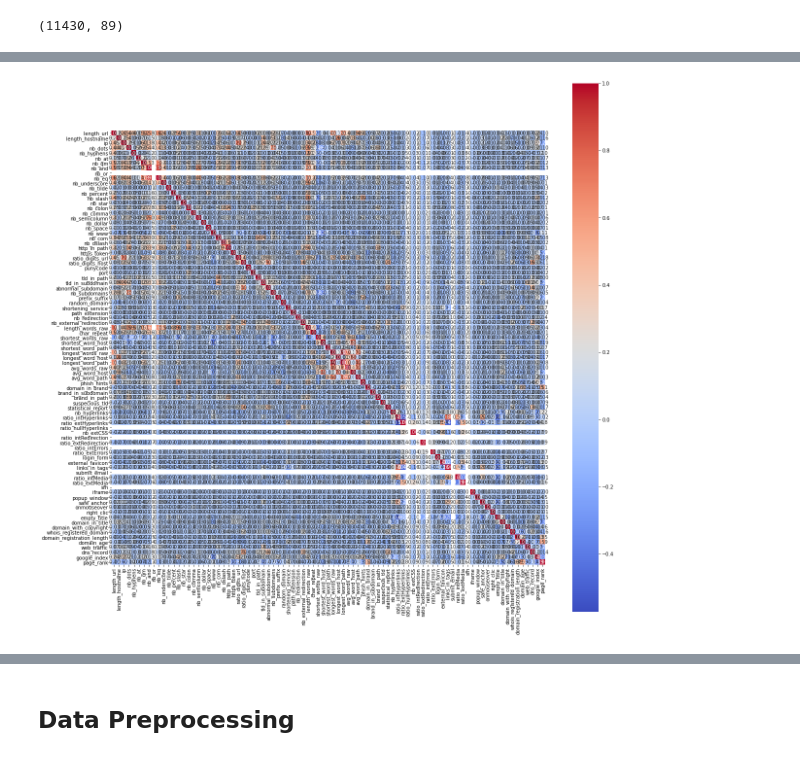
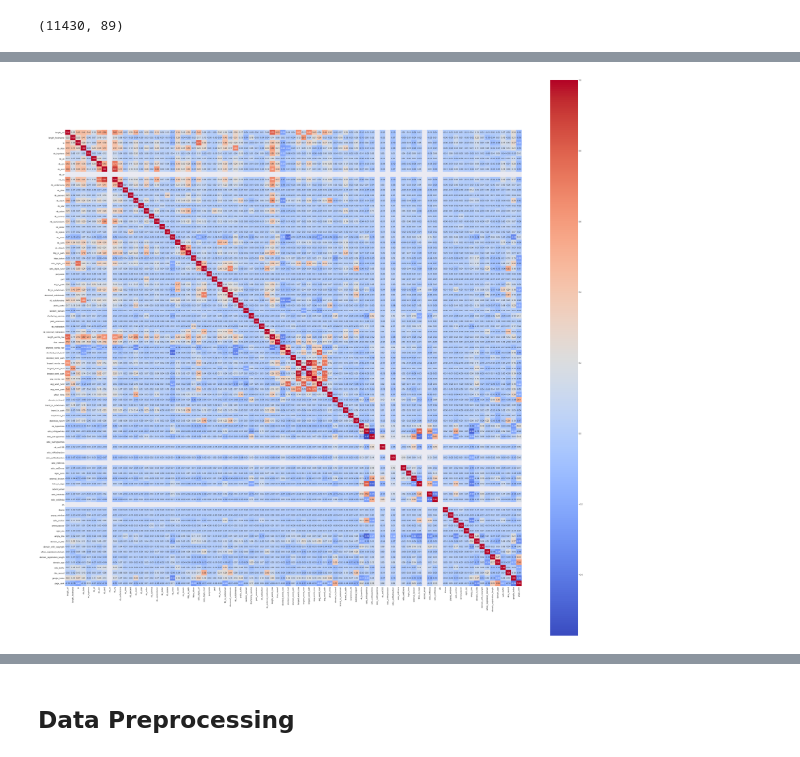
Before and after one commit to Mamdouh-Attia/Web-page-Phishing-Detection, a Jupyter notebook: workflow_notebook.ipynb, the cells around one changed output, grey strips where cells are left out. Drawn from its saved outputs; the diff is of its cells as text; code cells hidden in the pictures.

```diff
--- a/workflow_notebook.ipynb
+++ b/workflow_notebook.ipynb
@@ -71,3 +71,7 @@ df.shape
 #no duplicates found
 # %% [output]
 (11430, 89)
+# %%
+#drop nulls
+df =df.dropna()
+df.shape
@@ -85,0 +111,9 @@ df.shape
+# %%
+# Now we visualize the output variable
+#pie chart
+#white background
+plt.style.use('seaborn-darkgrid')
+plt.figure(figsize=(10,10))
+df['status'].value_counts().plot.pie(autopct='%1.1f%%', startangle=90,  colors=['#ff9999','#66b3ff'], labels=['Legitimate', 'Phishing'], fontsize=15)
+plt.title('Phishing Website Count')
+plt.show()
@@ -86,10 +122,10 @@ df.shape
 # %%
 # #corr matrix
-# corr_matrix = df.corr()
+corr_matrix = df.corr()
 # #heatmap
 
-# plt.figure(figsize=(20,20))
-# sns.heatmap(corr_matrix, annot=True, cmap='coolwarm', cbar=True , square=True, fmt='.2f')
-# plt.show()
+plt.figure(figsize=(50,50))
+sns.heatmap(corr_matrix, annot=True, cmap='coolwarm', cbar=True , square=True, fmt='.2f')
+plt.show()
 # %% [output]
-[figure, old version]
+[figure, new version]
```
Also changed, not shown: parts of 42 cells of this notebook, 2 other files.
